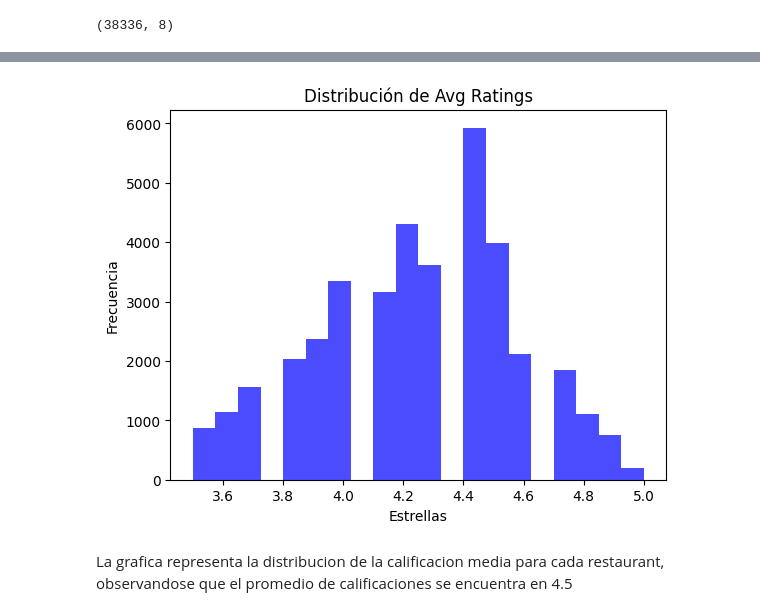
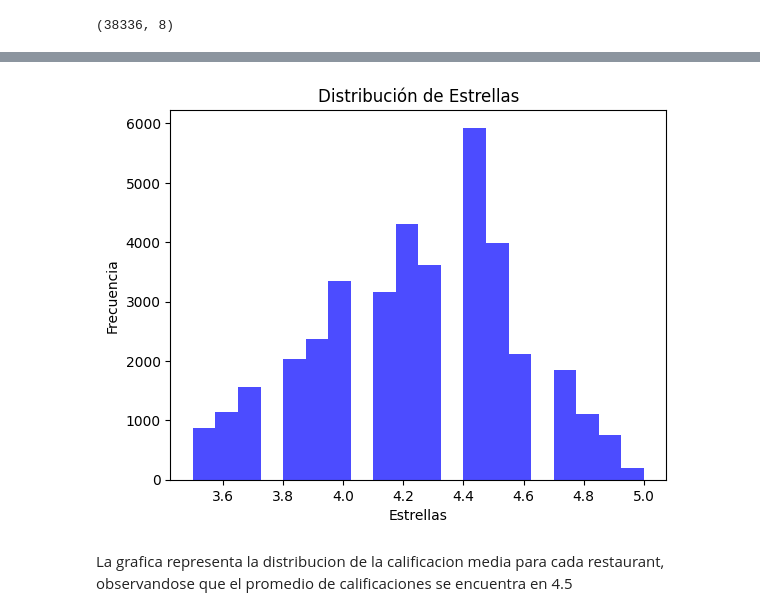
Before and after one commit to ASGuzman/Proyecto-Grupal, a Jupyter notebook: Sprint3/Modelo/Modelo.ipynb, the cells around one changed output, grey strips where cells are left out. Saved outputs shown, nothing was run; the diff lists cells and outputs as text; code cells hidden in the pictures.

```diff
--- a/Sprint3/Modelo/Modelo.ipynb
+++ b/Sprint3/Modelo/Modelo.ipynb
@@ -83,14 +83,14 @@ memory usage: 2.3+ MB
 # %%
 import matplotlib.pyplot as plt
 
 # Histograma para avg_rating
 plt.hist(data['Estrellas'], bins=20, color='blue', alpha=0.7)
-plt.title('Distribución de Avg Ratings')
+plt.title('Distribución de Estrellas')
 plt.xlabel('Estrellas')
 plt.ylabel('Frecuencia')
 plt.show()
 # %% [output]
-[figure, old version]
+[figure, new version]
 # %% [markdown]
 La grafica representa la distribucion de la calificacion media para cada restaurant, observandose que el promedio de calificaciones se encuentra en 4.5
 # %%
```
Also changed, not shown: parts of 10 cells of this notebook, 5 other files.
